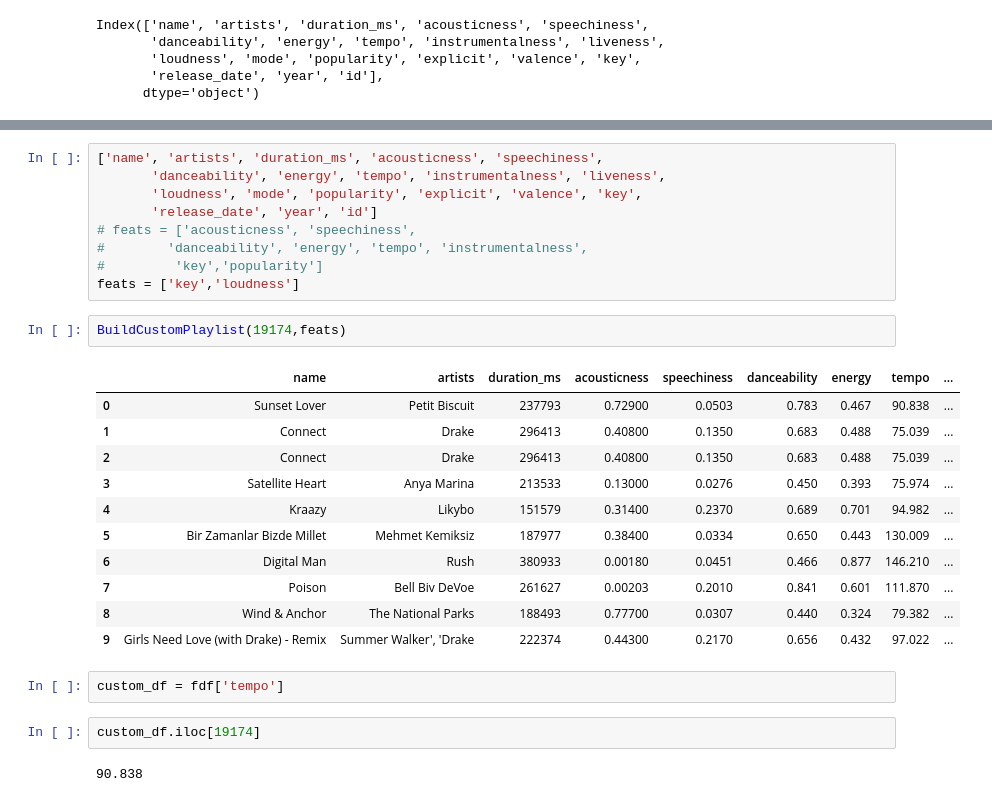
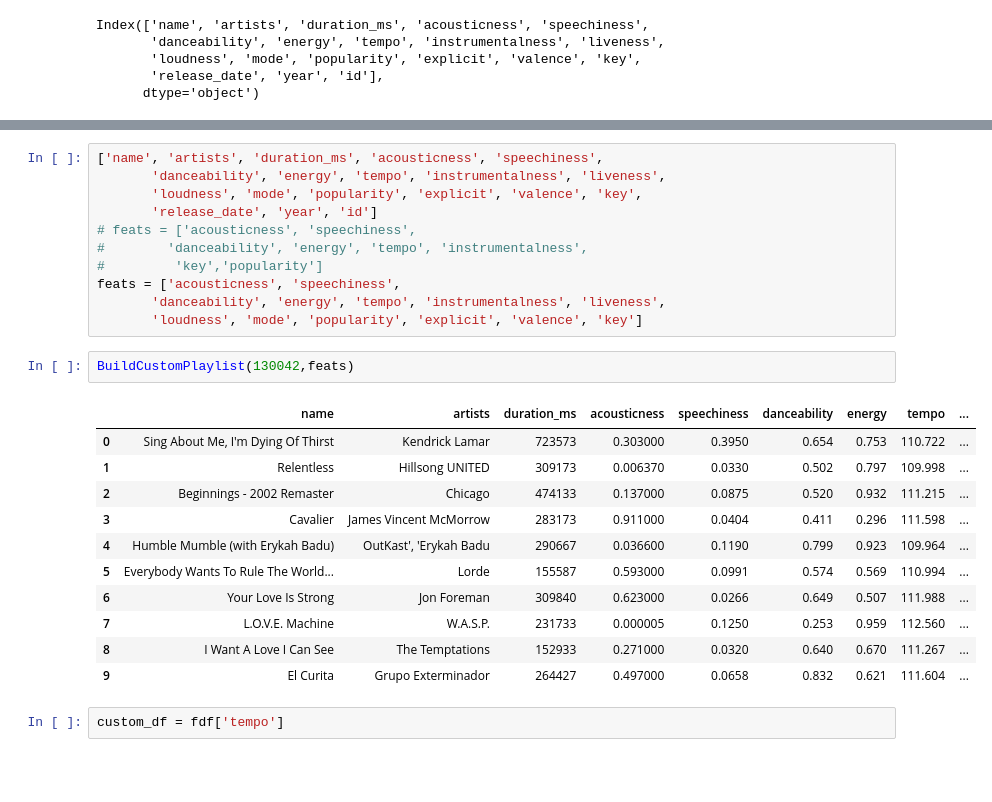
Before and after one commit to Alex-E-Walsh/SpotifyGenerator, a Jupyter notebook: jupyter_files/playlist_gen.ipynb, the cells around one changed output, grey strips where cells are left out. Saved outputs shown, nothing was run; the diff lists cells and outputs as text; blank space fills up the shorter version.

```diff
--- a/jupyter_files/playlist_gen.ipynb
+++ b/jupyter_files/playlist_gen.ipynb
@@ -201,24 +208,22 @@ Index(['name', 'artists', 'duration_ms', 'acousticness', 'speechiness',
 # feats = ['acousticness', 'speechiness',
 #        'danceability', 'energy', 'tempo', 'instrumentalness',
 #         'key','popularity']
-feats = ['key','loudness']
+feats = ['acousticness', 'speechiness',
+       'danceability', 'energy', 'tempo', 'instrumentalness', 'liveness',
+       'loudness', 'mode', 'popularity', 'explicit', 'valence', 'key']
 # %%
-BuildCustomPlaylist(19174,feats)
+BuildCustomPlaylist(130042,feats)
 # %% [output]
 |  | name | artists | duration_ms | acousticness | speechiness | danceability | energy | tempo | ... |
-| 0 | Sunset Lover | Petit Biscuit | 237793 | 0.72900 | 0.0503 | 0.783 | 0.467 | 90.838 | ... |
-| 1 | Connect | Drake | 296413 | 0.40800 | 0.1350 | 0.683 | 0.488 | 75.039 | ... |
-| 2 | Connect | Drake | 296413 | 0.40800 | 0.1350 | 0.683 | 0.488 | 75.039 | ... |
-| 3 | Satellite Heart | Anya Marina | 213533 | 0.13000 | 0.0276 | 0.450 | 0.393 | 75.974 | ... |
-| 4 | Kraazy | Likybo | 151579 | 0.31400 | 0.2370 | 0.689 | 0.701 | 94.982 | ... |
-| 5 | Bir Zamanlar Bizde Millet | Mehmet Kemiksiz | 187977 | 0.38400 | 0.0334 | 0.650 | 0.443 | 130.009 | ... |
-| 6 | Digital Man | Rush | 380933 | 0.00180 | 0.0451 | 0.466 | 0.877 | 146.210 | ... |
-| 7 | Poison | Bell Biv DeVoe | 261627 | 0.00203 | 0.2010 | 0.841 | 0.601 | 111.870 | ... |
-| 8 | Wind & Anchor | The National Parks | 188493 | 0.77700 | 0.0307 | 0.440 | 0.324 | 79.382 | ... |
-| 9 | Girls Need Love (with Drake) - Remix | Summer Walker', 'Drake | 222374 | 0.44300 | 0.2170 | 0.656 | 0.432 | 97.022 | ... |
+| 0 | Sing About Me, I'm Dying Of Thirst | Kendrick Lamar | 723573 | 0.303000 | 0.3950 | 0.654 | 0.753 | 110.722 | ... |
+| 1 | Relentless | Hillsong UNITED | 309173 | 0.006370 | 0.0330 | 0.502 | 0.797 | 109.998 | ... |
+| 2 | Beginnings - 2002 Remaster | Chicago | 474133 | 0.137000 | 0.0875 | 0.520 | 0.932 | 111.215 | ... |
+| 3 | Cavalier | James Vincent McMorrow | 283173 | 0.911000 | 0.0404 | 0.411 | 0.296 | 111.598 | ... |
+| 4 | Humble Mumble (with Erykah Badu) | OutKast', 'Erykah Badu | 290667 | 0.036600 | 0.1190 | 0.799 | 0.923 | 109.964 | ... |
+| 5 | Everybody Wants To Rule The World... | Lorde | 155587 | 0.593000 | 0.0991 | 0.574 | 0.569 | 110.994 | ... |
+| 6 | Your Love Is Strong | Jon Foreman | 309840 | 0.623000 | 0.0266 | 0.649 | 0.507 | 111.988 | ... |
+| 7 | L.O.V.E. Machine | W.A.S.P. | 231733 | 0.000005 | 0.1250 | 0.253 | 0.959 | 112.560 | ... |
+| 8 | I Want A Love I Can See | The Temptations | 152933 | 0.271000 | 0.0320 | 0.640 | 0.670 | 111.267 | ... |
+| 9 | El Curita | Grupo Exterminador | 264427 | 0.497000 | 0.0658 | 0.832 | 0.621 | 111.604 | ... |
 # %%
 custom_df = fdf['tempo']
-# %%
-custom_df.iloc[19174]
-# %% [output]
-90.838
```
Also changed, not shown: parts of 2 cells of this notebook, 9 other files.
